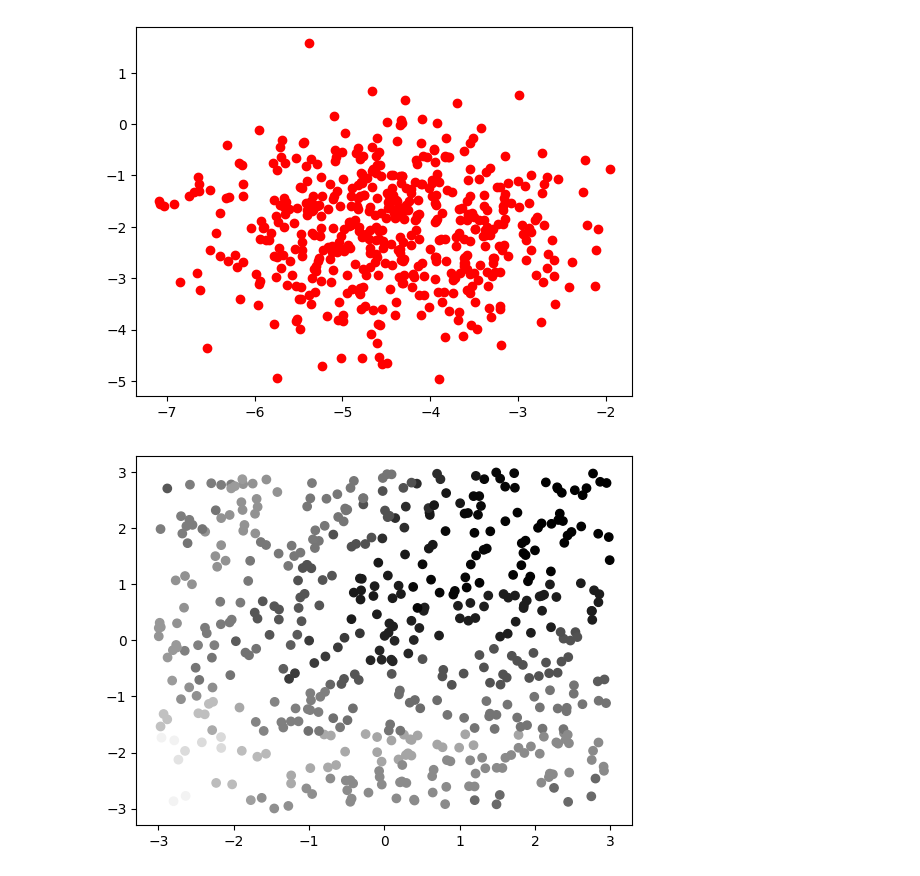
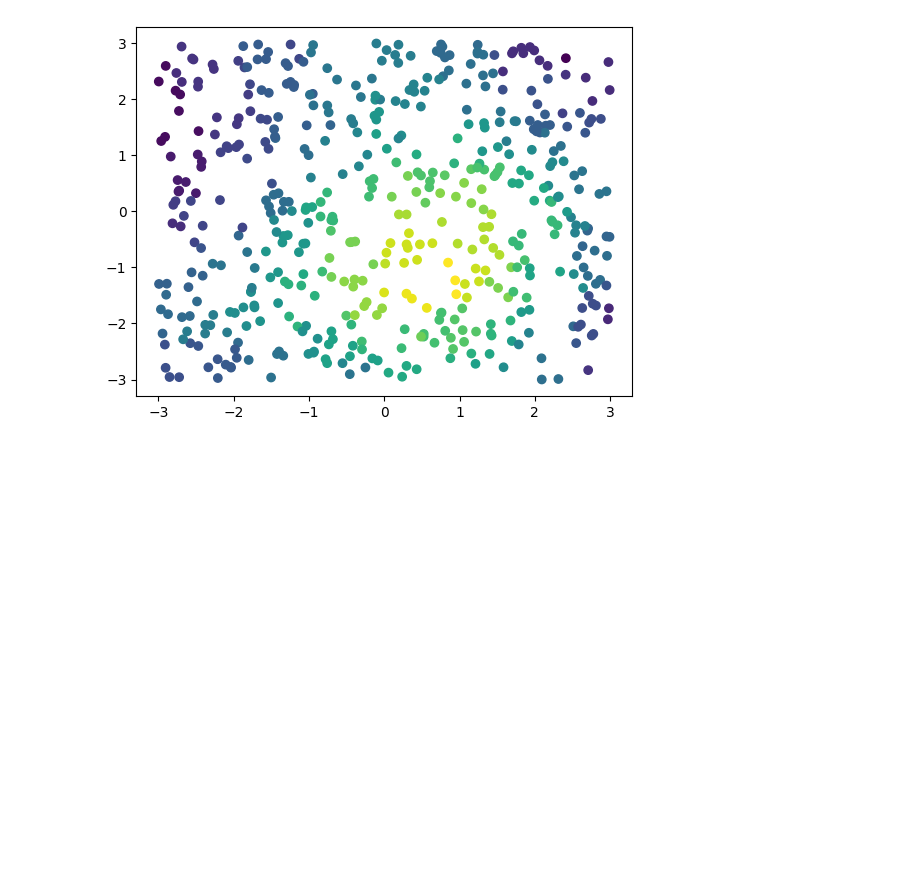
Before and after one commit to r-moraru/anomaly-detection, a Jupyter notebook: lab3.ipynb, the cells around one changed output. Saved outputs shown, nothing was run; the diff lists cells and outputs as text; code cells hidden in the pictures; blank space fills up the shorter version.

```diff
--- a/lab3.ipynb
+++ b/lab3.ipynb
@@ -8,18 +10,9 @@ from pyod.models.iforest import IForest
 # Ex 1.
 n_samples = 500
 n_features = 2
-centers=1
-dataset = make_blobs(n_samples=n_samples, n_features=n_features, centers=centers)
+dataset = make_blobs(n_samples=500, centers=[[0, 0]], n_features=n_features)
 
-def scatter_blobs(num_centers, dataset):
-    colors = ['red', 'blue', 'green', 'yellow']
-    blob_indices = [dataset[1] == i for i in range(num_centers)]
-    for i in range(num_centers):
-        plt.scatter(dataset[0][blob_indices[i], 0], dataset[0][blob_indices[i], 1], c=colors[i])
-    plt.show()
-scatter_blobs(centers, dataset)
-
-class LODA:
+class SimpleLODA:
     def __init__(self, nProj, nBins):
         self.nProj = nProj
         self.nBins = nBins
@@ -36,34 +29,33 @@ class LODA:
             histogramRange = (np.min(projections)-eps, np.max(projections)+eps)
             histogram, histBin = np.histogram(projections, bins=self.nBins, range=histogramRange)
             binProb = histogram / histogram.sum()
             binProbs.append(binProb)
             bins.append(histBin)
 
         self.bins = np.array(bins)
         self.binProbs = np.array(binProbs)
 
     def get_projection_vector(self):
         projectionVec = np.random.multivariate_normal(np.zeros(2), np.eye(2))
         return projectionVec / np.linalg.norm(projectionVec)
 
     def getScores(self, X):
         projections = np.dot(X, self.projectionVecs.T)
         projBinProbs = []
         for projIdx in range(self.nProj):
             proj = projections[:, projIdx]
             projBin = np.digitize(proj, self.bins[projIdx])
             projBin = np.clip(projBin, 0, self.nBins-1)
             projBinProbs.append(self.binProbs[projIdx, projBin])
 
         projBinProbs = np.array(projBinProbs).T
         return np.apply_along_axis(lambda x : x.mean(), 1, projBinProbs)
 
 
-model = LODA(5, 10)
+model = SimpleLODA(5, 10)
 model.train(dataset[0])
 testdata = np.random.uniform(-3, 3, size=(500,2))
-plt.scatter(testdata[:,0], testdata[:,1], c=model.getScores(testdata), cmap='gray')
+plt.scatter(testdata[:,0], testdata[:,1], c=model.getScores(testdata))
 plt.show()
 # %% [output]
-[figure, old version]
+[figure, new version]
-[figure, removed]
```
Also changed, not shown: parts of 8 cells of this notebook, 2 other files.
